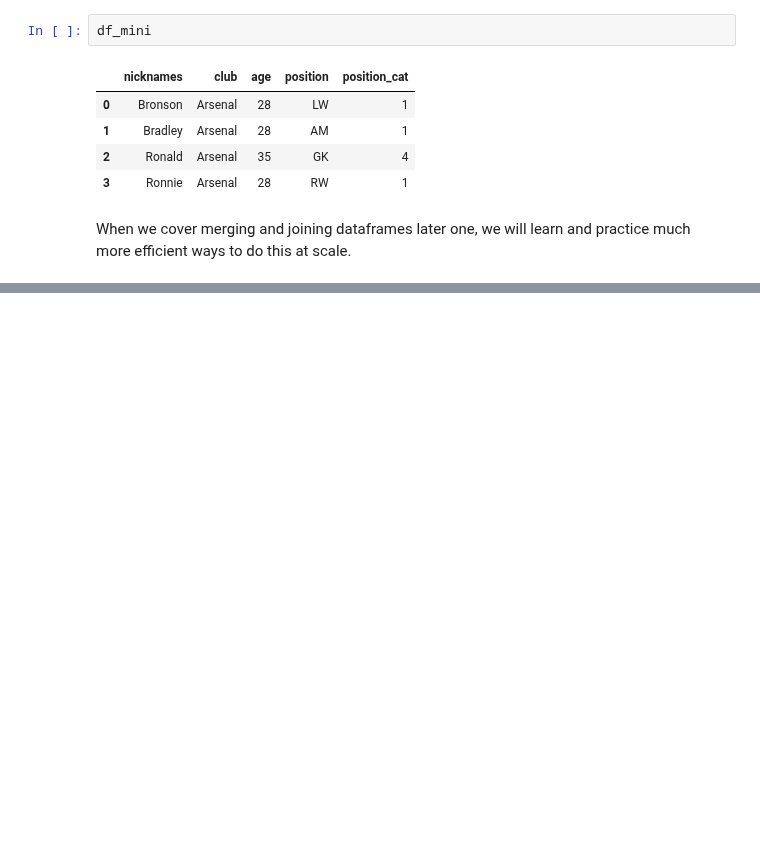
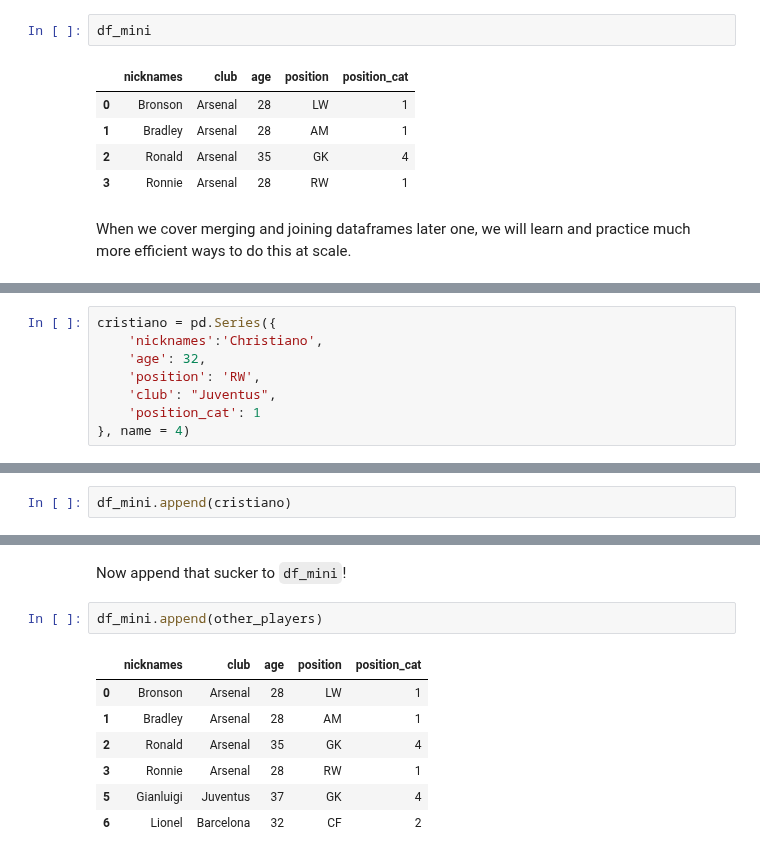
Before and after one commit to jgabunilas/pandas-bootcamp, a Jupyter notebook: Section5_DataFrames_in_Depth/Section5_DataFrames_in_Depth.ipynb, the cells around one changed output, grey strips where cells are left out. Drawn from its saved outputs; the diff is of its cells as text; blank space fills up the shorter version.

```diff
--- a/Section5_DataFrames_in_Depth/Section5_DataFrames_in_Depth.ipynb
+++ b/Section5_DataFrames_in_Depth/Section5_DataFrames_in_Depth.ipynb
@@ -3066,0 +3076,8 @@ When we cover merging and joining dataframes later one, we will learn and practi
+# %%
+cristiano = pd.Series({
+    'nicknames':'Christiano',
+    'age': 32,
+    'position': 'RW',
+    'club': "Juventus",
+    'position_cat': 1
+}, name = 4)
@@ -3066,0 +3095,2 @@ When we cover merging and joining dataframes later one, we will learn and practi
+# %%
+df_mini.append(cristiano)
@@ -3066,0 +3126,12 @@ When we cover merging and joining dataframes later one, we will learn and practi
+# %% [markdown]
+Now append that sucker to `df_mini`!
+# %%
+df_mini.append(other_players)
+# %% [output]
+|  | nicknames | club | age | position | position_cat |
+| 0 | Bronson | Arsenal | 28 | LW | 1 |
+| 1 | Bradley | Arsenal | 28 | AM | 1 |
+| 2 | Ronald | Arsenal | 35 | GK | 4 |
+| 3 | Ronnie | Arsenal | 28 | RW | 1 |
+| 5 | Gianluigi | Juventus | 37 | GK | 4 |
+| 6 | Lionel | Barcelona | 32 | CF | 2 |
```
Also changed, not shown: parts of 28 cells of this notebook, 1 other file.
